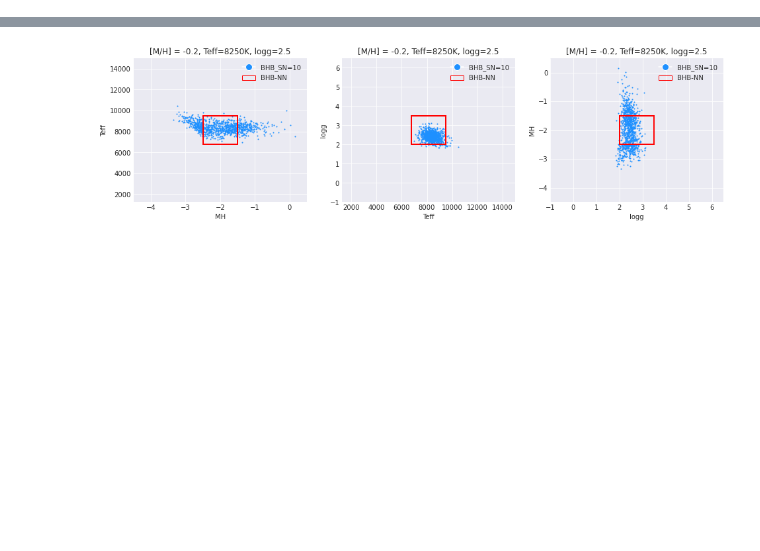
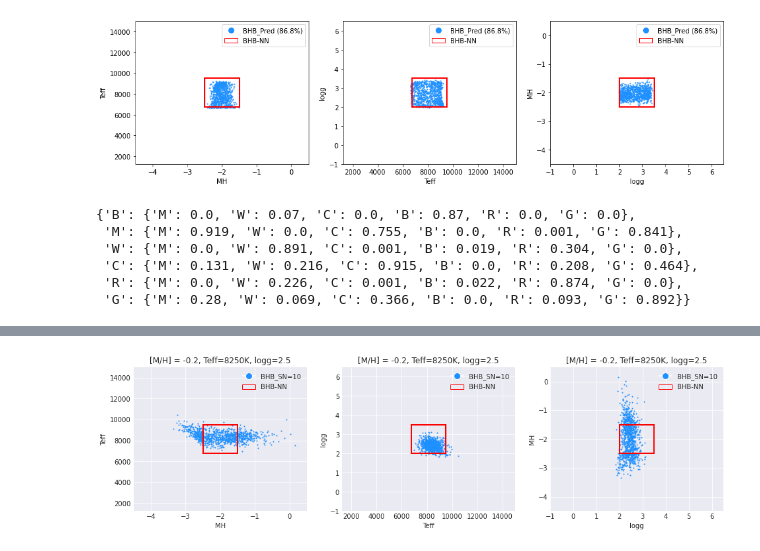
Before and after one commit to ViskaWei/LV, a Jupyter notebook: nb/dnn.ipynb, the cells around one changed output, grey strips where cells are left out. Drawn from its saved outputs; the diff is of its cells as text; code cells hidden in the pictures; blank space fills up the shorter version.

```diff
--- a/nb/dnn.ipynb
+++ b/nb/dnn.ipynb
@@ -13,0 +10,2 @@ R0="B"
+# %%
+ddp = DNN_ALL(top=100, pdx=[0,1,2], N_test=1000)
@@ -14,4 +14,5 @@ R0="B"
 # %%
-dnn = ddp.run_R0(R0, lr=0.01, dp=0.01,ep=1000,)
+R0="B"
+ddp.run_R0(R0, lr=0.03, dp=0.1, ep=1000)
 # %% [output]
 Layers: [100, 64, 32, 16, 3]
@@ -19,2 +20,13 @@ Layers: [100, 64, 32, 16, 3]
+# %%
+ddp.plot_box_R0_R1(R0,R0)
+# %% [output]
+[figure, added]
 # %%
-ddp.dCT={}
+ddp.dCT
+# %% [output]
+{'B': {'M': 0.0, 'W': 0.07, 'C': 0.0, 'B': 0.87, 'R': 0.0, 'G': 0.0},
+ 'M': {'M': 0.919, 'W': 0.0, 'C': 0.755, 'B': 0.0, 'R': 0.001, 'G': 0.841},
+ 'W': {'M': 0.0, 'W': 0.891, 'C': 0.001, 'B': 0.019, 'R': 0.304, 'G': 0.0},
+ 'C': {'M': 0.131, 'W': 0.216, 'C': 0.915, 'B': 0.0, 'R': 0.208, 'G': 0.464},
+ 'R': {'M': 0.0, 'W': 0.226, 'C': 0.001, 'B': 0.022, 'R': 0.874, 'G': 0.0},
+ 'G': {'M': 0.28, 'W': 0.069, 'C': 0.366, 'B': 0.0, 'R': 0.093, 'G': 0.892}}
```
Also changed, not shown: parts of 16 cells of this notebook, 12 other files.
